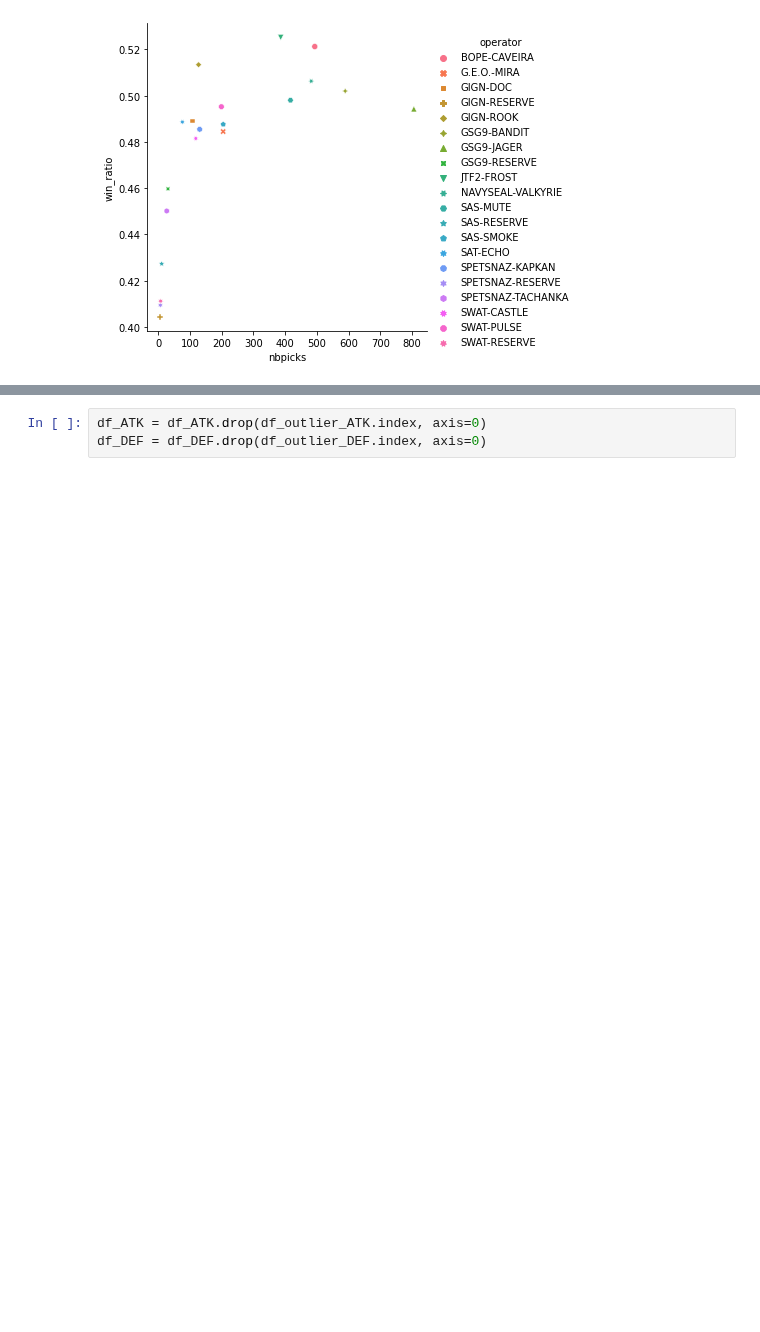
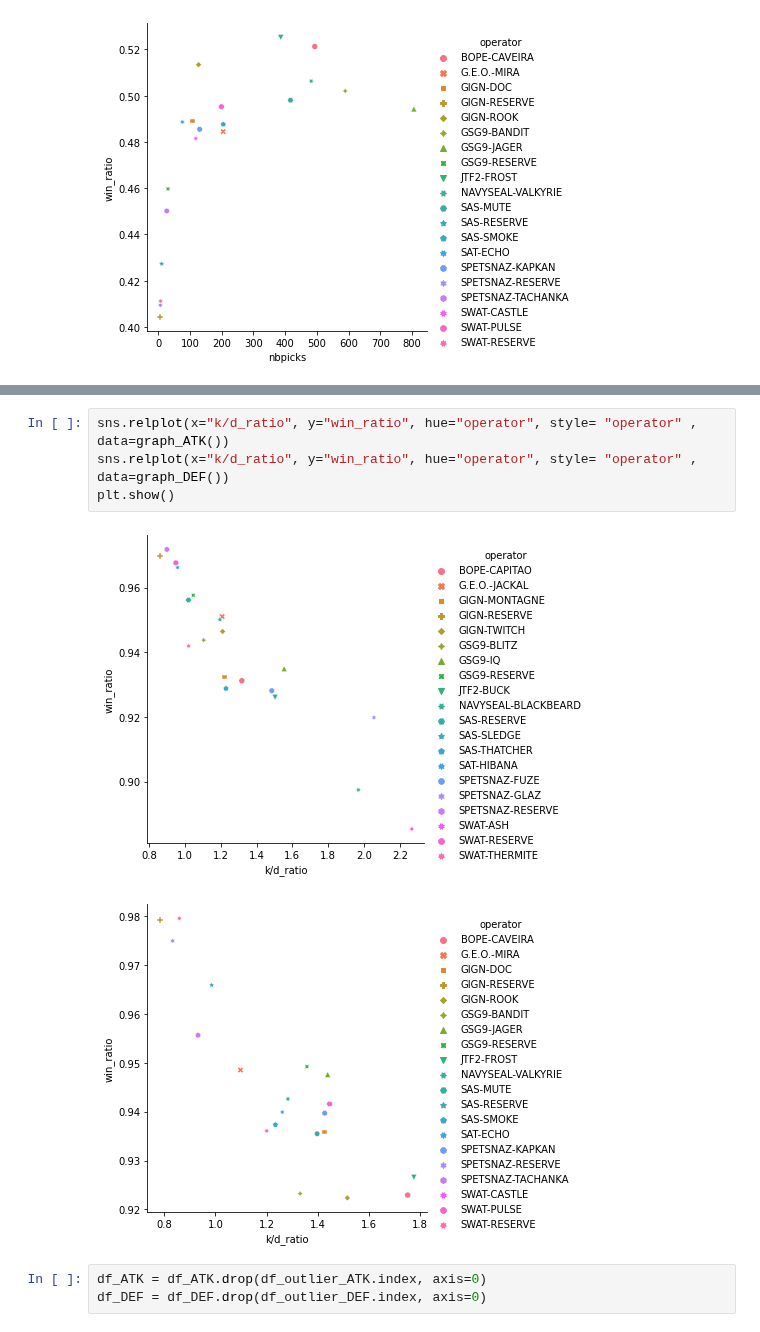
Before and after one commit to Georgia-MAX-holic/Footprints, a Jupyter notebook: PJ/rainbowSIX/new/R6_new.ipynb, the cells around one changed output, grey strips where cells are left out. Cells and saved outputs as stored; diff of their text form; blank space fills up the shorter version.

```diff
--- a/PJ/rainbowSIX/new/R6_new.ipynb
+++ b/PJ/rainbowSIX/new/R6_new.ipynb
@@ -185,3 +242,10 @@ plt.show()
+# %%
+sns.relplot(x="k/d_ratio", y="win_ratio", hue="operator", style= "operator" , data=graph_ATK())
+sns.relplot(x="k/d_ratio", y="win_ratio", hue="operator", style= "operator" , data=graph_DEF())
+plt.show()
+# %% [output]
+[figure, added]
+[figure, added]
 # %%
 df_ATK = df_ATK.drop(df_outlier_ATK.index, axis=0)
 df_DEF = df_DEF.drop(df_outlier_DEF.index, axis=0)
```
Also changed, not shown: parts of 25 cells of this notebook.
